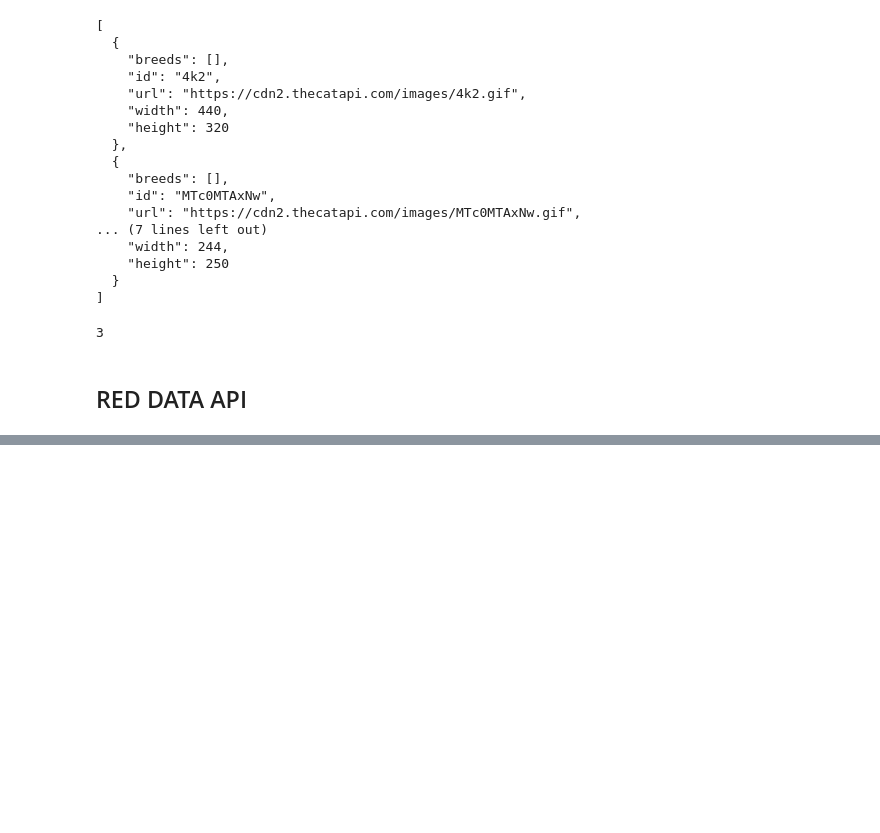
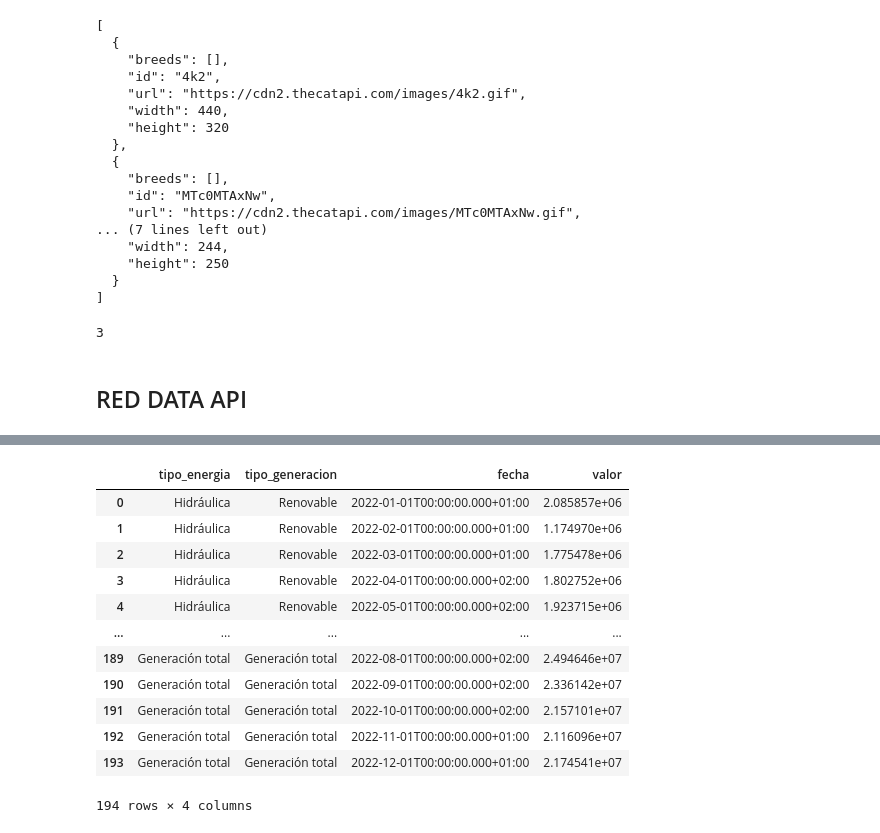
Before and after one commit to Sabri667/Ejercicios_Promo_69_M-dulo_1_Python, a Jupyter notebook: MODULO_2_BASES_Y_EXTRACCION_DE_DATOS/mod_2_API's_II.ipynb, the cells around one changed output, grey strips where cells are left out. Saved outputs shown, nothing was run; the diff lists cells and outputs as text; code cells hidden in the pictures; blank space fills up the shorter version.

```diff
--- a/MODULO_2_BASES_Y_EXTRACCION_DE_DATOS/mod_2_API's_II.ipynb
+++ b/MODULO_2_BASES_Y_EXTRACCION_DE_DATOS/mod_2_API's_II.ipynb
@@ -322,0 +441,36 @@ No se pudo realizar la consulta, error: 400.
+# %%
+
+for año in range(2011, 2023):
+    url_nacional = f"https://apidatos.ree.es/es/datos/generacion/estructura-generacion?start_date={año}-01-01T00:00&end_date={año}-12-31T23:59&time_trunc=month"
+    respuesta =  requests.get(url_nacional)
+    energia = respuesta.json()
+
+tipo_energia = {
+    'tipo_energia': [],
+    'tipo_generacion': [],
+    'fecha': [],
+    'valor': []
+}
+for e in energia['included']:
+    for m in e['attributes']['values']:
+        tipo_energia['tipo_energia'].append(e['type'])
+        tipo_energia['tipo_generacion'].append(e['attributes']['type'])
+        tipo_energia['fecha'].append(m['datetime'])
+        tipo_energia['valor'].append(m['value'])
+df = pd.DataFrame(tipo_energia)
+# %%
+df
+# %% [output]
+|  | tipo_energia | tipo_generacion | fecha | valor |
+| 0 | Hidráulica | Renovable | 2022-01-01T00:00:00.000+01:00 | 2.085857e+06 |
+| 1 | Hidráulica | Renovable | 2022-02-01T00:00:00.000+01:00 | 1.174970e+06 |
+| 2 | Hidráulica | Renovable | 2022-03-01T00:00:00.000+01:00 | 1.775478e+06 |
+| 3 | Hidráulica | Renovable | 2022-04-01T00:00:00.000+02:00 | 1.802752e+06 |
+| 4 | Hidráulica | Renovable | 2022-05-01T00:00:00.000+02:00 | 1.923715e+06 |
+| ... | ... | ... | ... | ... |
+| 189 | Generación total | Generación total | 2022-08-01T00:00:00.000+02:00 | 2.494646e+07 |
+| 190 | Generación total | Generación total | 2022-09-01T00:00:00.000+02:00 | 2.336142e+07 |
+| 191 | Generación total | Generación total | 2022-10-01T00:00:00.000+02:00 | 2.157101e+07 |
+| 192 | Generación total | Generación total | 2022-11-01T00:00:00.000+01:00 | 2.116096e+07 |
+| 193 | Generación total | Generación total | 2022-12-01T00:00:00.000+01:00 | 2.174541e+07 |
+194 rows × 4 columns
```
Also changed, not shown: parts of 14 cells of this notebook.
